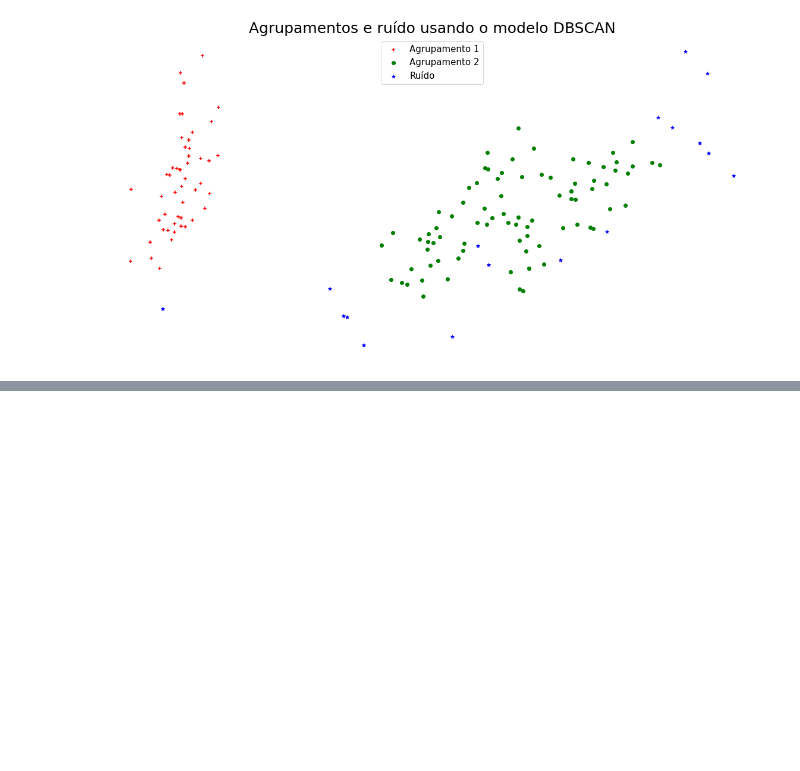
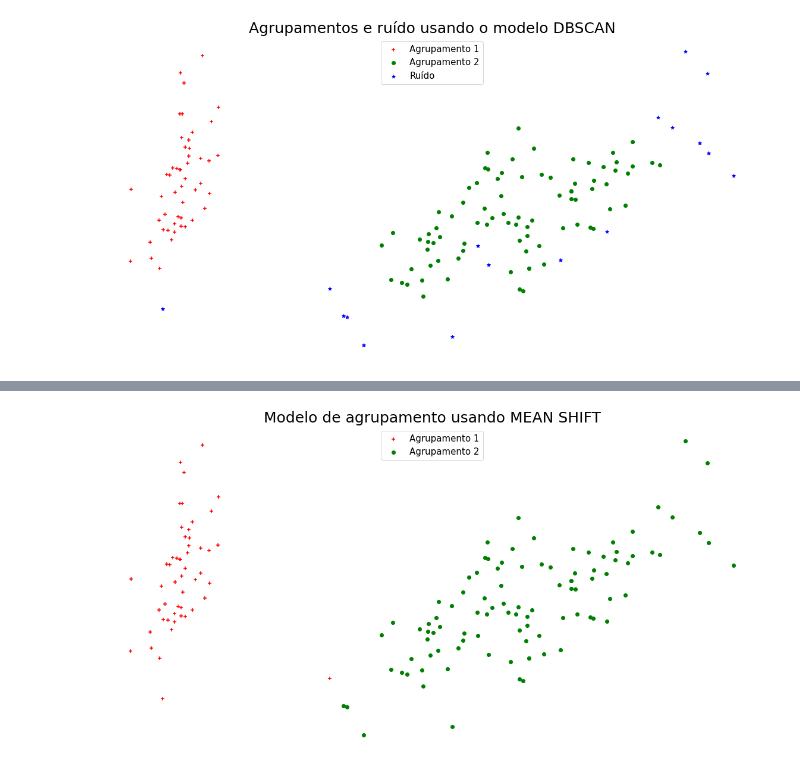
Before and after one commit to albertomendess/Estudos, a Jupyter notebook: Exemplos_básicos_de_predições_não_supervisionadas.ipynb, the cells around one changed output, grey strips where cells are left out. Drawn from its saved outputs; the diff is of its cells as text; code cells hidden in the pictures; blank space fills up the shorter version.

```diff
--- a/Exemplos_básicos_de_predições_não_supervisionadas.ipynb
+++ b/Exemplos_básicos_de_predições_não_supervisionadas.ipynb
@@ -258,0 +266,5 @@ pl.show()
+# %%
+ms = MeanShift()
+#ms?
+# %%
+ms.fit(iris['data'])
@@ -258,0 +283,28 @@ pl.show()
+# %%
+# VISUALIZANDO OS AGRUPAMENTOS
+pca = PCA(n_components= 2).fit(iris['data'])
+pca_2d = pca.transform(iris['data'])
+
+pl.figure(figsize= (20, 10))
+for i in range(0, pca_2d.shape[0]):
+    if ms.labels_[i] == 1:
+        c1 = pl.scatter(pca_2d[i,0],
+                        pca_2d[i,1],
+                        c= 'r',
+                        marker= '+')
+    elif ms.labels_[i] == 0:
+        c2 = pl.scatter(pca_2d[i,0],
+                        pca_2d[i,1],
+                        c= 'g',
+                        marker= 'o')
+
+pl.legend([c1, c2], ['Agrupamento 1', 'Agrupamento 2'],
+          fontsize= 15,
+          loc= 'upper center')
+pl.title("Modelo de agrupamento usando MEAN SHIFT",
+         fontsize= 25)
+pl.axis('off')
+
+pl.show()
+# %% [output]
+[figure, added]
```
Also changed, not shown: parts of 6 cells of this notebook.
